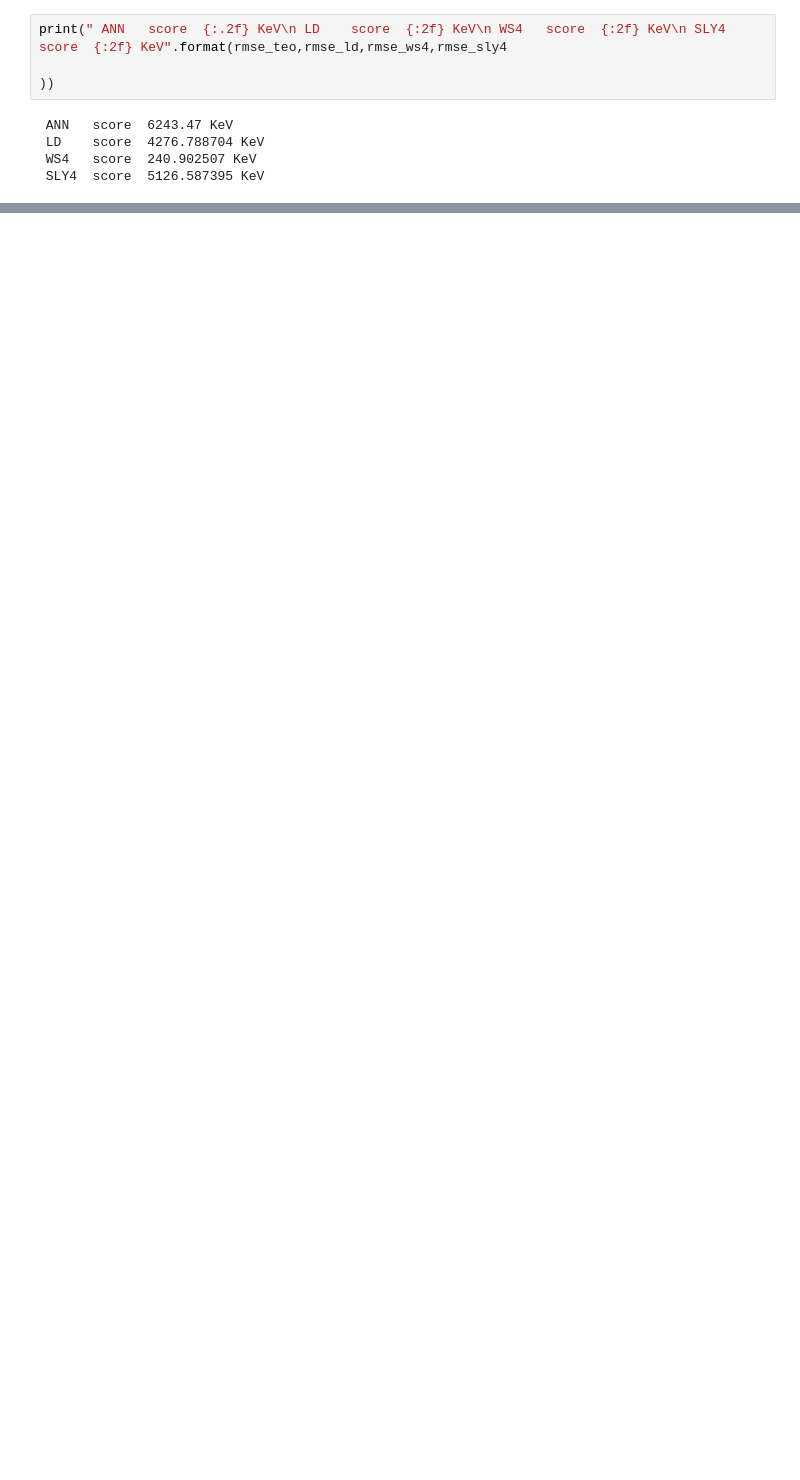
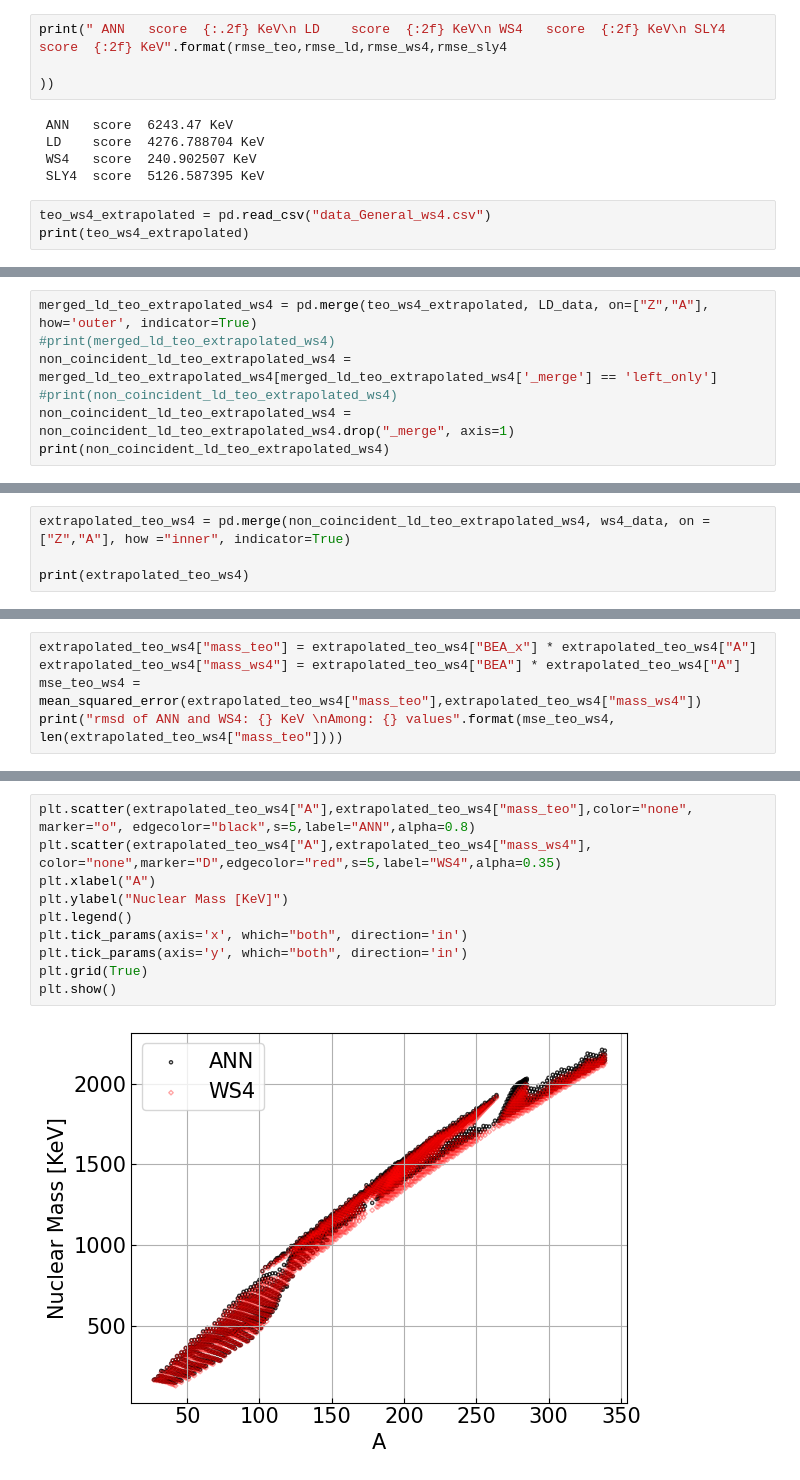
Before and after one commit to JonaJJSJ-crypto/Nucleon, a Jupyter notebook: Nucleon-Jup.ipynb, the cells around one changed output, grey strips where cells are left out. Cells and saved outputs as stored; diff of their text form; blank space fills up the shorter version.

Commit message:
Extrapolated predictions

```diff
--- a/Nucleon-Jup.ipynb
+++ b/Nucleon-Jup.ipynb
@@ -862,3 +882,6 @@ print(" ANN   score  {:.2f} KeV\n LD    score  {:2f} KeV\n WS4   score  {:2f} Ke
  LD    score  4276.788704 KeV
  WS4   score  240.902507 KeV
  SLY4  score  5126.587395 KeV
+# %%
+teo_ws4_extrapolated = pd.read_csv("data_General_ws4.csv")
+print(teo_ws4_extrapolated)
@@ -864,0 +903,7 @@ print(" ANN   score  {:.2f} KeV\n LD    score  {:2f} KeV\n WS4   score  {:2f} Ke
+# %%
+merged_ld_teo_extrapolated_ws4 = pd.merge(teo_ws4_extrapolated, LD_data, on=["Z","A"], how='outer', indicator=True)
+#print(merged_ld_teo_extrapolated_ws4)
+non_coincident_ld_teo_extrapolated_ws4 = merged_ld_teo_extrapolated_ws4[merged_ld_teo_extrapolated_ws4['_merge'] == 'left_only']
+#print(non_coincident_ld_teo_extrapolated_ws4)
+non_coincident_ld_teo_extrapolated_ws4 = non_coincident_ld_teo_extrapolated_ws4.drop("_merge", axis=1)
+print(non_coincident_ld_teo_extrapolated_ws4)
@@ -864,0 +928,4 @@ print(" ANN   score  {:.2f} KeV\n LD    score  {:2f} KeV\n WS4   score  {:2f} Ke
+# %%
+extrapolated_teo_ws4 = pd.merge(non_coincident_ld_teo_extrapolated_ws4, ws4_data, on = ["Z","A"], how ="inner", indicator=True)
+
+print(extrapolated_teo_ws4)
@@ -864,0 +950,5 @@ print(" ANN   score  {:.2f} KeV\n LD    score  {:2f} KeV\n WS4   score  {:2f} Ke
+# %%
+extrapolated_teo_ws4["mass_teo"] = extrapolated_teo_ws4["BEA_x"] * extrapolated_teo_ws4["A"]
+extrapolated_teo_ws4["mass_ws4"] = extrapolated_teo_ws4["BEA"] * extrapolated_teo_ws4["A"]
+mse_teo_ws4 = mean_squared_error(extrapolated_teo_ws4["mass_teo"],extrapolated_teo_ws4["mass_ws4"])
+print("rmsd of ANN and WS4: {} KeV \nAmong: {} values".format(mse_teo_ws4, len(extrapolated_teo_ws4["mass_teo"])))
@@ -864,0 +958,12 @@ print(" ANN   score  {:.2f} KeV\n LD    score  {:2f} KeV\n WS4   score  {:2f} Ke
+# %%
+plt.scatter(extrapolated_teo_ws4["A"],extrapolated_teo_ws4["mass_teo"],color="none", marker="o", edgecolor="black",s=5,label="ANN",alpha=0.8)
+plt.scatter(extrapolated_teo_ws4["A"],extrapolated_teo_ws4["mass_ws4"], color="none",marker="D",edgecolor="red",s=5,label="WS4",alpha=0.35)
+plt.xlabel("A")
+plt.ylabel("Nuclear Mass [KeV]")
+plt.legend()
+plt.tick_params(axis='x', which="both", direction='in')
+plt.tick_params(axis='y', which="both", direction='in')
+plt.grid(True)
+plt.show()
+# %% [output]
+[figure, added]
```
Also changed, not shown: parts of 19 cells of this notebook, 41 other files.
